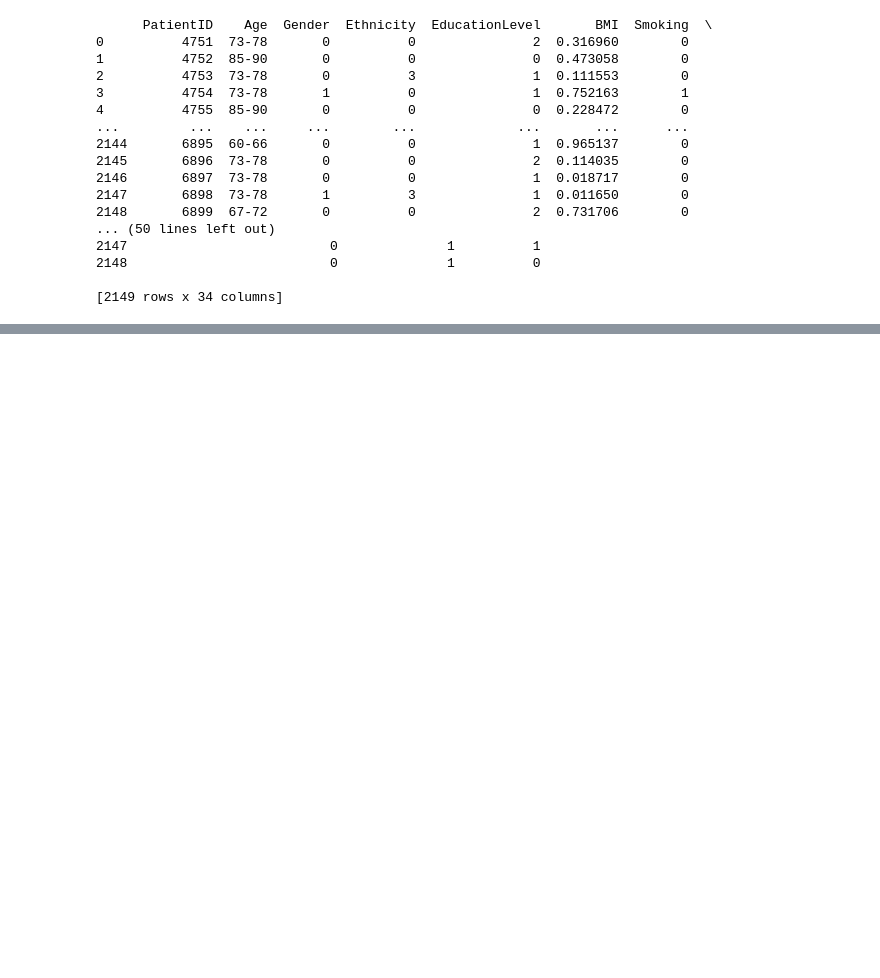
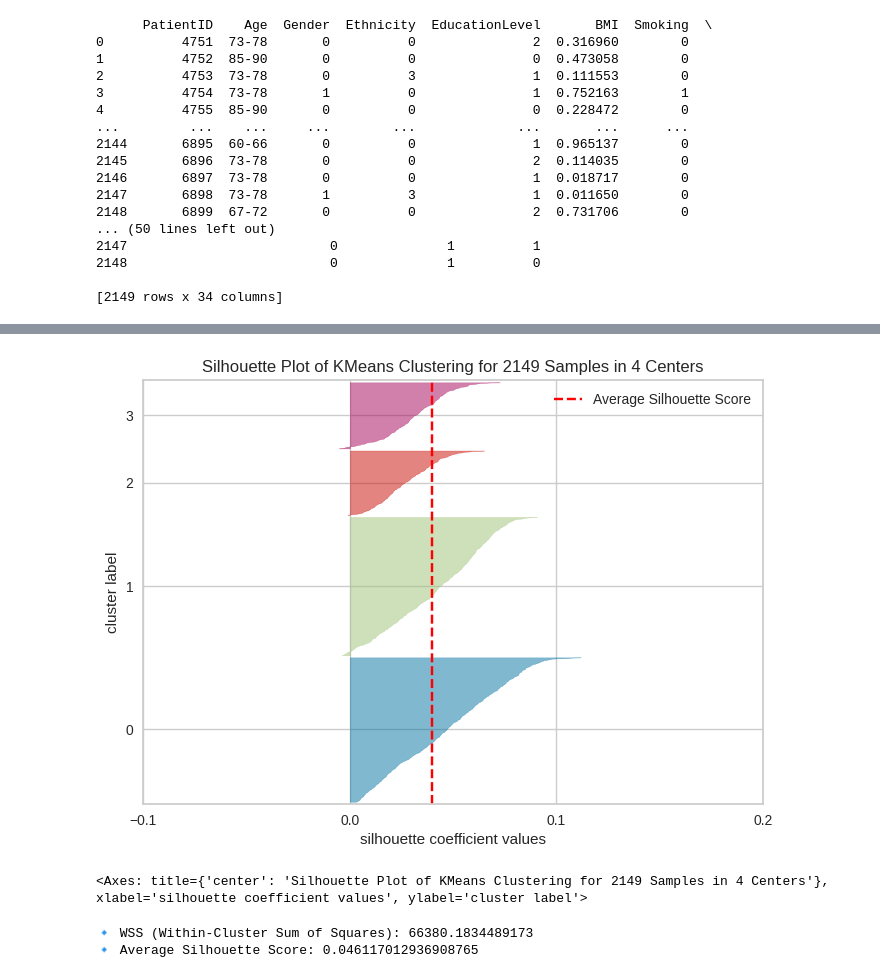
Before and after one commit to leen204/mining-project, a Jupyter notebook: Reports/Phase3.ipynb, the cells around one changed output, grey strips where cells are left out. Cells and saved outputs as stored; diff of their text form; code cells hidden in the pictures; blank space fills up the shorter version.

```diff
--- a/Reports/Phase3.ipynb
+++ b/Reports/Phase3.ipynb
@@ -625,3 +625,39 @@ print(df) #print the preprocessed version of the dataset
 2148                          0              1          0
 
 [2149 rows x 34 columns]
+# %%
+# Load the processed dataset
+df = pd.read_csv("Processed_dataset.csv")
+
+# Extract the features (excluding the target variable, if any)
+features = df.drop('Diagnosis', axis=1) # حذف الكلاس ليبل
+
+# Mapping age labels to encoded values
+# سويت ماب عشان الخطوه اللي بعدها ما تقبل سترنق
+age_mapping = {
+    "60-66": 0,
+    "67-72": 1,
+    "73-78": 2,
+    "79-84": 3,
+    "85-90": 4
+}
+features['Age'] = features['Age'].map(age_mapping)
+
+smoking_mapping = {"Non-Smoker": 0, "Smoker": 1}
+features['Smoking'] = features['Smoking'].map(smoking_mapping)
+
+#StandardScaler حذفته لانه مو مهم في الكلستر  ويسبب مشاكل  لخطوة
+features = features.drop(columns=['DoctorInCharge'])
+
+
+# Use StandardScaler to scale the features
+# اوحد البيانات عشان ما تصير فيم كبيره مره وقيم صغيره
+scaler = StandardScaler()
+scaled_features = scaler.fit_transform(features)
+
+# Create a DataFrame with scaled features
+df_scaled = pd.DataFrame(scaled_features, columns=features.columns)
+
+# Display the scaled DataFrame
+print("\nScaled DataFrame:")
+print(df_scaled.head())
@@ -627,0 +786,36 @@ print(df) #print the preprocessed version of the dataset
+# %%
+#كود الرسمه
+from yellowbrick.cluster import SilhouetteVisualizer
+
+
+kmeans = KMeans(n_clusters=4,n_init='auto')
+visualizer = SilhouetteVisualizer(kmeans, colors='yellowbrick')
+visualizer.fit(df_scaled)
+visualizer.show()
+# %% [output]
+[figure, added]
+<Axes: title={'center': 'Silhouette Plot of KMeans Clustering for 2149 Samples in 4 Centers'}, xlabel='silhouette coefficient values', ylabel='cluster label'>
+# %%
+
+from sklearn.metrics import silhouette_score
+
+# Assign the scaled data
+X = df_scaled
+
+# Perform K-Means with K=4
+kmeans = KMeans(n_clusters=4, random_state=42, n_init='auto')
+kmeans.fit(X)
+labels = kmeans.labels_
+
+# Compute WSS (Within-Cluster Sum of Squares)
+wss = kmeans.inertia_ #يحسب مدى تقارب  النقاط داخل كل مجموعه
+
+# Compute the Average Silhouette Score
+silhouette_avg = silhouette_score(X, labels)#يحسب مدى تباعد المجموعات
+
+# Print the evaluation metrics
+print("🔹 WSS (Within-Cluster Sum of Squares):", wss)
+print("🔹 Average Silhouette Score:", silhouette_avg)
+# %% [output]
+🔹 WSS (Within-Cluster Sum of Squares): 66380.1834489173
+🔹 Average Silhouette Score: 0.046117012936908765
```
Also changed, not shown: parts of 10 cells of this notebook.
